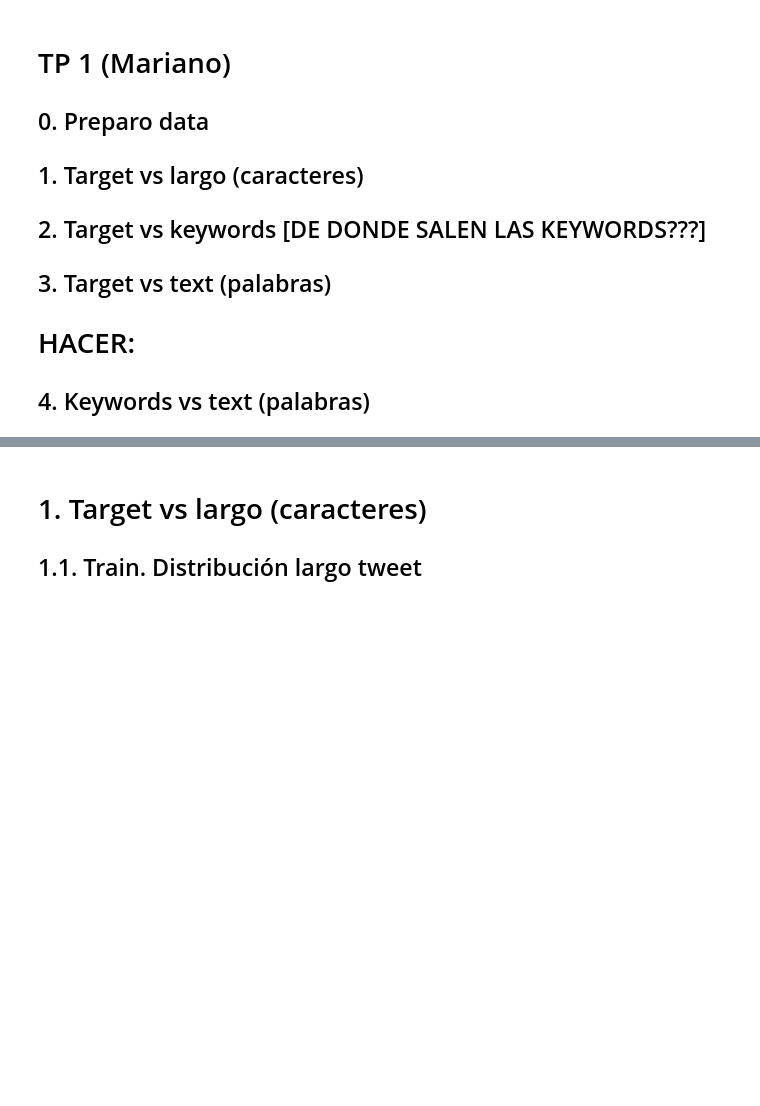
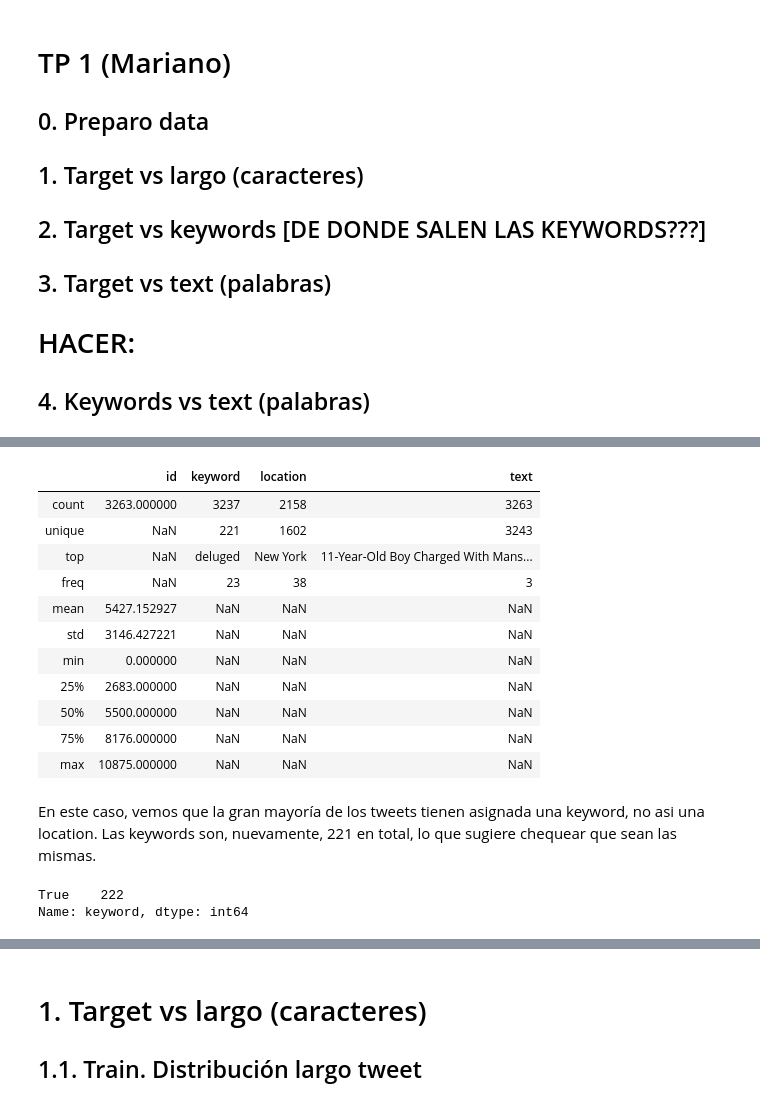
Before and after one commit to rodrigue74/JabaliSalvajeTP1, a Jupyter notebook: TP_1_Mariano.ipynb, the cells around one changed output, grey strips where cells are left out. Drawn from its saved outputs; the diff is of its cells as text; code cells hidden in the pictures; blank space fills up the shorter version.

```diff
--- a/TP_1_Mariano.ipynb
+++ b/TP_1_Mariano.ipynb
@@ -41,2 +123,15 @@ test = pd.read_csv('test.csv')
 # %%
-#test.describe(include='all')
+test.describe(include='all')
+# %% [output]
+|  | id | keyword | location | text |
+| count | 3263.000000 | 3237 | 2158 | 3263 |
+| unique | NaN | 221 | 1602 | 3243 |
+| top | NaN | deluged | New York | 11-Year-Old Boy Charged With Mans... |
+| freq | NaN | 23 | 38 | 3 |
+| mean | 5427.152927 | NaN | NaN | NaN |
+| std | 3146.427221 | NaN | NaN | NaN |
+| min | 0.000000 | NaN | NaN | NaN |
+| 25% | 2683.000000 | NaN | NaN | NaN |
+| 50% | 5500.000000 | NaN | NaN | NaN |
+| 75% | 8176.000000 | NaN | NaN | NaN |
+| max | 10875.000000 | NaN | NaN | NaN |
@@ -46,0 +138,7 @@ test = pd.read_csv('test.csv')
+# %% [markdown]
+En este caso, vemos que la gran mayoría de los tweets tienen asignada una keyword, no asi una location. Las keywords son, nuevamente, 221 en total, lo que sugiere chequear que sean las mismas.
+# %%
+train['keyword'].drop_duplicates().isin(test['keyword'].drop_duplicates()).value_counts()
+# %% [output]
+True    222
+Name: keyword, dtype: int64
```
Also changed, not shown: parts of 24 cells of this notebook.
